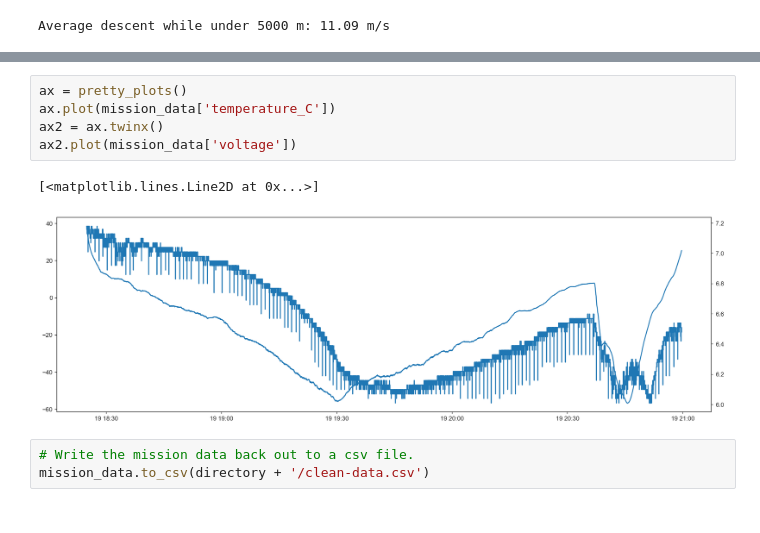
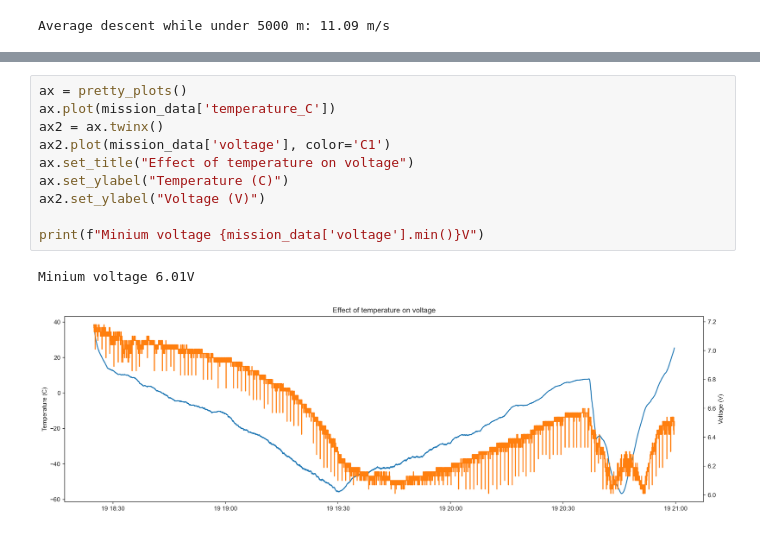
Before and after one commit to ungood/graupel-1, a Jupyter notebook: processing/DataAnalysis.ipynb, the cells around one changed output, grey strips where cells are left out. Cells and saved outputs as stored; diff of their text form.

```diff
--- a/processing/DataAnalysis.ipynb
+++ b/processing/DataAnalysis.ipynb
@@ -498,11 +519,13 @@ Average descent while under 5000 m: 11.09 m/s
 # %%
 ax = pretty_plots()
 ax.plot(mission_data['temperature_C'])
 ax2 = ax.twinx()
-ax2.plot(mission_data['voltage'])
+ax2.plot(mission_data['voltage'], color='C1')
+ax.set_title("Effect of temperature on voltage")
+ax.set_ylabel("Temperature (C)")
+ax2.set_ylabel("Voltage (V)")
+
+print(f"Minium voltage {mission_data['voltage'].min()}V")
 # %% [output]
-[<matplotlib.lines.Line2D at 0x...>]
+Minium voltage 6.01V
-[figure, old version]
+[figure, new version]
-# %%
-# Write the mission data back out to a csv file.
-mission_data.to_csv(directory + '/clean-data.csv')
```
Also changed, not shown: parts of 9 cells of this notebook, 2 other files.
